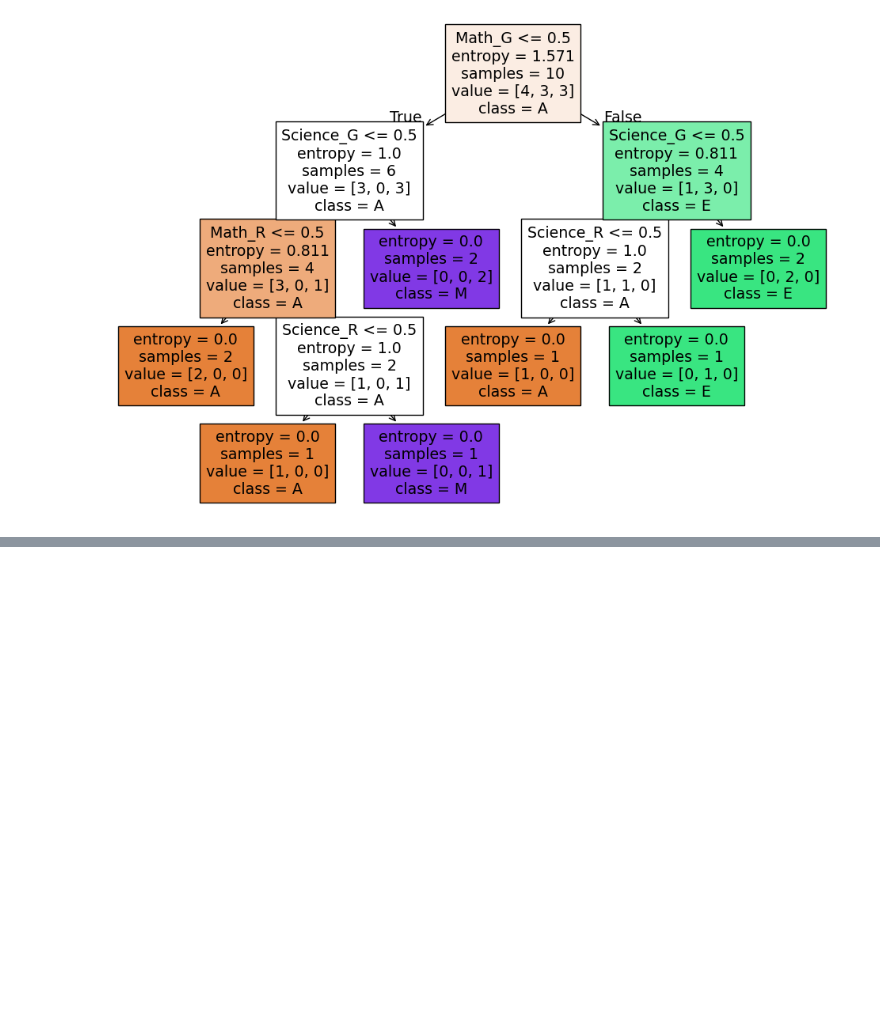
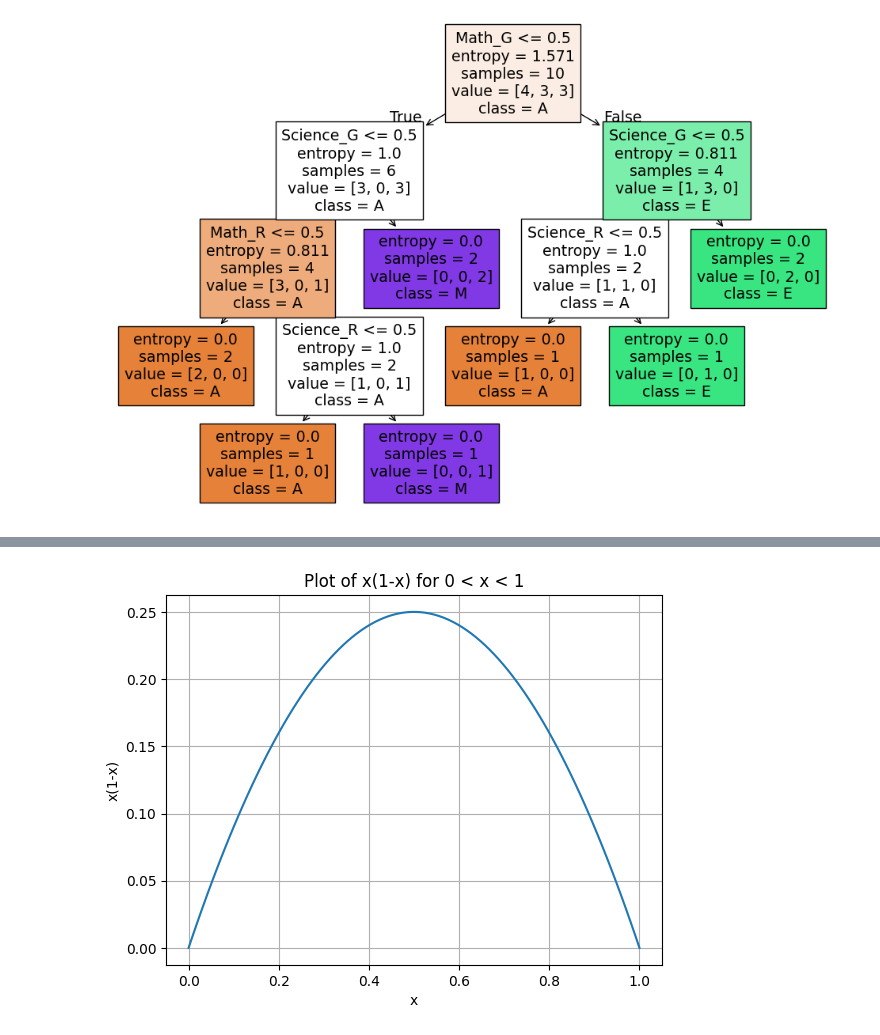
Before and after one commit to GerardoMunoz/ML_2025, a Jupyter notebook: Entropy.ipynb, the cells around one changed output, grey strips where cells are left out. Drawn from its saved outputs; the diff is of its cells as text; code cells hidden in the pictures; blank space fills up the shorter version.

```diff
--- a/Entropy.ipynb
+++ b/Entropy.ipynb
@@ -207,0 +232,24 @@ plt.show()
+# %%
+# prompt: Draw using matplotlib x(1-x) with 0<x<1
+
+import matplotlib.pyplot as plt
+import numpy as np
+# Generate x values between 0 and 1
+x = np.linspace(0, 1, 100)
+
+# Calculate y = x(1-x)
+y = x * (1 - x)
+
+# Create the plot
+plt.plot(x, y)
+
+# Add labels and title
+plt.xlabel("x")
+plt.ylabel("x(1-x)")
+plt.title("Plot of x(1-x) for 0 < x < 1")
+
+# Display the plot
+plt.grid(True)
+plt.show()
+# %% [output]
+[figure, added]
```
Also changed, not shown: parts of 2 cells of this notebook.
